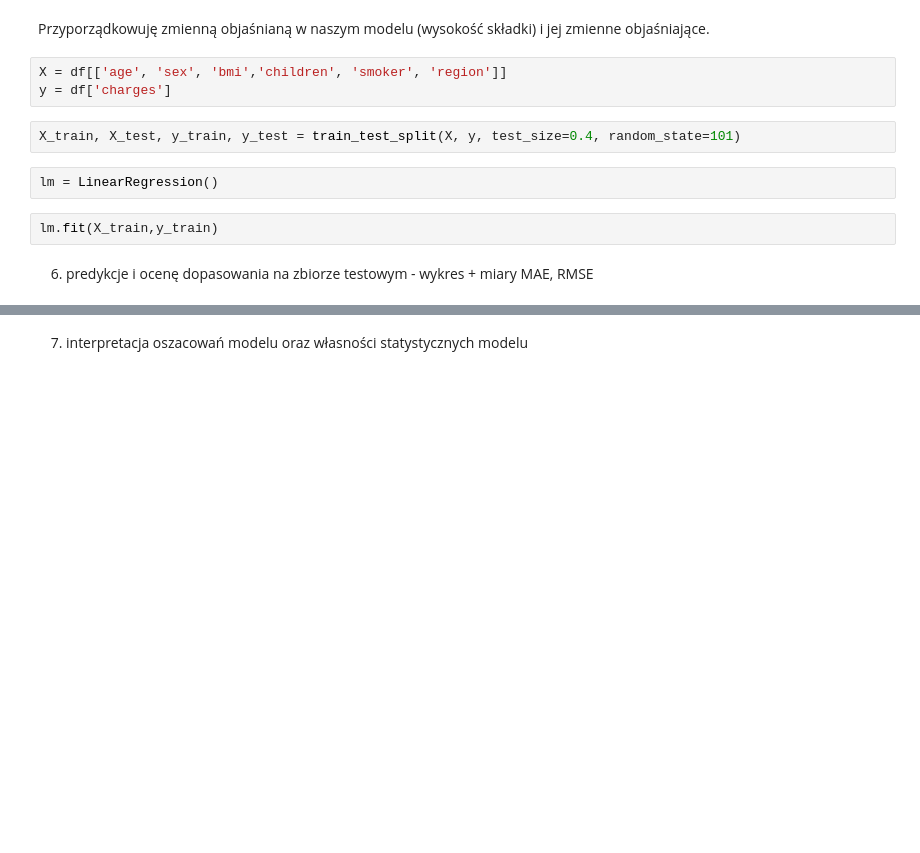
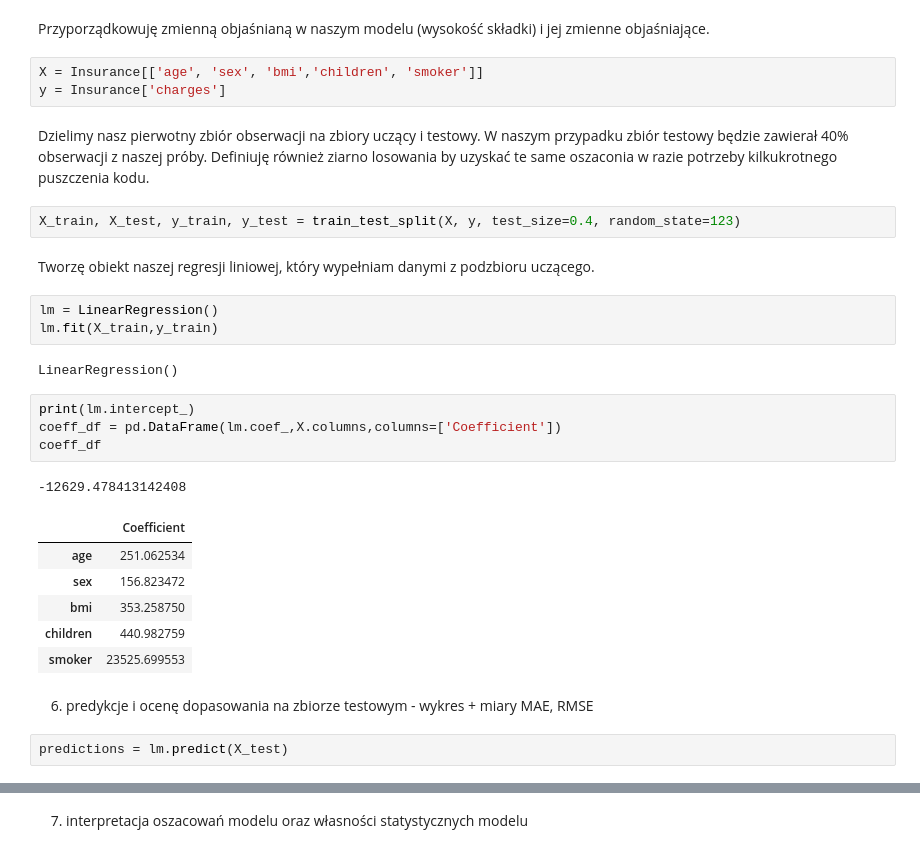
Before and after one commit to WillsTK/sgh_python, a Jupyter notebook: 10-Homework_3/Homework_3.ipynb, the cells around one changed output, grey strips where cells are left out. Cells and saved outputs as stored; diff of their text form; blank space fills up the shorter version.

```diff
--- a/10-Homework_3/Homework_3.ipynb
+++ b/10-Homework_3/Homework_3.ipynb
@@ -89,13 +114,32 @@ https://gist.github.com/mwaskom/de44147ed2974457ad6372750bbe5751
 # %% [markdown]
 Przyporządkowuję zmienną objaśnianą w naszym modelu (wysokość składki) i jej zmienne objaśniające.
 # %%
-X = df[['age', 'sex', 'bmi','children', 'smoker', 'region']]
-y = df['charges']
+X = Insurance[['age', 'sex', 'bmi','children', 'smoker']]
+y = Insurance['charges']
+# %% [markdown]
+Dzielimy nasz pierwotny zbiór obserwacji na zbiory uczący i testowy. W naszym przypadku zbiór testowy będzie zawierał 40% obserwacji z naszej próby. Definiuję również ziarno losowania by uzyskać te same oszaconia w razie potrzeby kilkukrotnego puszczenia kodu.
 # %%
-X_train, X_test, y_train, y_test = train_test_split(X, y, test_size=0.4, random_state=101)
+X_train, X_test, y_train, y_test = train_test_split(X, y, test_size=0.4, random_state=123)
+# %% [markdown]
+Tworzę obiekt naszej regresji liniowej, który wypełniam danymi z podzbioru uczącego.
 # %%
 lm = LinearRegression()
+lm.fit(X_train,y_train)
+# %% [output]
+LinearRegression()
-# %%
-lm.fit(X_train,y_train)
+# %%
+print(lm.intercept_)
+coeff_df = pd.DataFrame(lm.coef_,X.columns,columns=['Coefficient'])
+coeff_df
+# %% [output]
+-12629.478413142408
+|  | Coefficient |
+| age | 251.062534 |
+| sex | 156.823472 |
+| bmi | 353.258750 |
+| children | 440.982759 |
+| smoker | 23525.699553 |
 # %% [markdown]
 6. predykcje i ocenę dopasowania na zbiorze testowym - wykres + miary MAE, RMSE
+# %%
+predictions = lm.predict(X_test)
```
Also changed, not shown: parts of 18 cells of this notebook.
